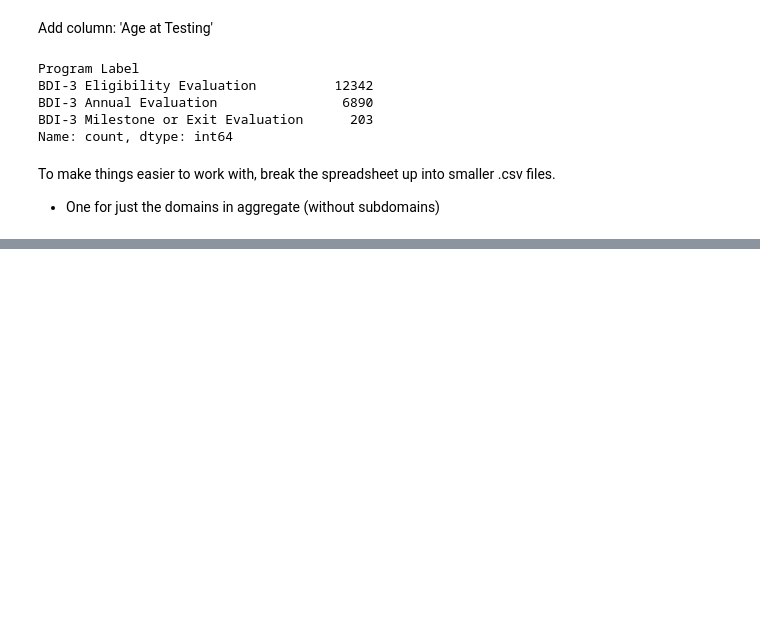
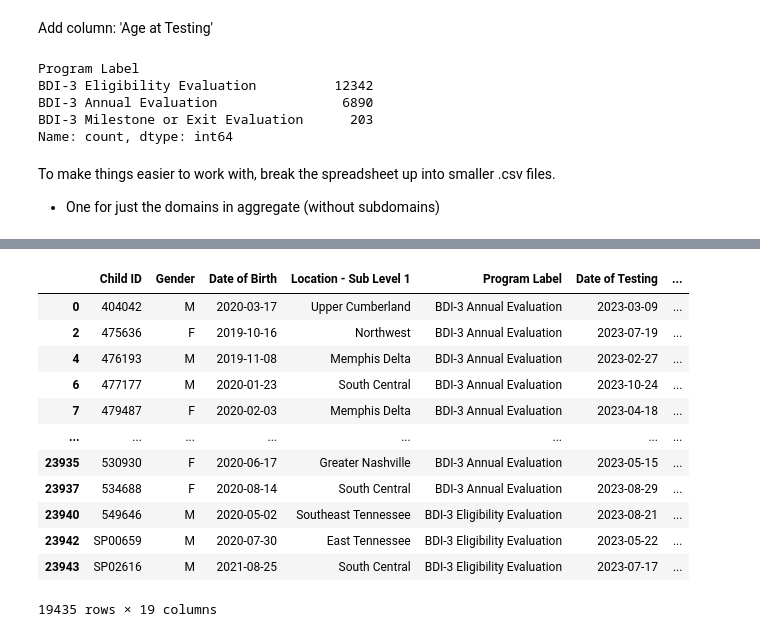
Before and after one commit to NSS-Data-Analytics-Cohort-10/teis-labracoders, a Jupyter notebook: notebooks/eda.ipynb, the cells around one changed output, grey strips where cells are left out. Saved outputs shown, nothing was run; the diff lists cells and outputs as text; code cells hidden in the pictures; blank space fills up the shorter version.

```diff
--- a/notebooks/eda.ipynb
+++ b/notebooks/eda.ipynb
@@ -100,6 +101,20 @@ BDI-3 Eligibility Evaluation          12342
 BDI-3 Annual Evaluation                6890
 BDI-3 Milestone or Exit Evaluation      203
 Name: count, dtype: int64
+# %%
+def delay(x):
+    if x <= 70:
+        return '40% delay'
+    if (x >= 71 and x <= 78):
+        return '25% delay'
+    if x >= 79:
+        return 'No Delay'
+evals['adaptive_delay'] = evals['Adaptive Developmental Quotient'].apply(delay)
+evals['social_emo_delay'] = evals['Social-Emotional Developmental Quotient'].apply(delay)
+evals['comm_delay'] = evals['Communication Developmental Quotient'].apply(delay)
+evals['motor_delay'] = evals['Motor Developmental Quotient'].apply(delay)
+evals['cognitive_delay'] = evals['Cognitive Developmental Quotient'].apply(delay)
+evals['eligibility'] = evals['BDI-3 Total Developmental Quotient'].apply(delay)
 # %% [markdown]
 To make things easier to work with, break the spreadsheet up into smaller .csv files.
 - One for just the domains in aggregate (without subdomains)
@@ -180,0 +121,38 @@ domain_level_scores
+# %%
+domain_keys = [
+    'Child ID',
+    'Gender',
+    'Date of Birth',
+    'Location - Sub Level 1',
+    'Program Label',
+    'Date of Testing',
+    'Age at Testing',
+    'Adaptive Developmental Quotient',
+    'adaptive_delay',
+    'Social-Emotional Developmental Quotient',
+    'social_emo_delay',
+    'Communication Developmental Quotient',
+    'comm_delay',
+    'Motor Developmental Quotient',
+    'motor_delay',
+    'Cognitive Developmental Quotient',
+    'cognitive_delay',
+    'BDI-3 Total Developmental Quotient',
+    'eligibility']
+domain_level_scores = evals.loc[:, evals.columns.isin(domain_keys)]
+domain_level_scores.to_csv('../data/domain_level_scores.csv')
+domain_level_scores
+# %% [output]
+|  | Child ID | Gender | Date of Birth | Location - Sub Level 1 | Program Label | Date of Testing | ... |
+| 0 | 404042 | M | 2020-03-17 | Upper Cumberland | BDI-3 Annual Evaluation | 2023-03-09 | ... |
+| 2 | 475636 | F | 2019-10-16 | Northwest | BDI-3 Annual Evaluation | 2023-07-19 | ... |
+| 4 | 476193 | M | 2019-11-08 | Memphis Delta | BDI-3 Annual Evaluation | 2023-02-27 | ... |
+| 6 | 477177 | M | 2020-01-23 | South Central | BDI-3 Annual Evaluation | 2023-10-24 | ... |
+| 7 | 479487 | F | 2020-02-03 | Memphis Delta | BDI-3 Annual Evaluation | 2023-04-18 | ... |
+| ... | ... | ... | ... | ... | ... | ... | ... |
+| 23935 | 530930 | F | 2020-06-17 | Greater Nashville | BDI-3 Annual Evaluation | 2023-05-15 | ... |
+| 23937 | 534688 | F | 2020-08-14 | South Central | BDI-3 Annual Evaluation | 2023-08-29 | ... |
+| 23940 | 549646 | M | 2020-05-02 | Southeast Tennessee | BDI-3 Eligibility Evaluation | 2023-08-21 | ... |
+| 23942 | SP00659 | M | 2020-07-30 | East Tennessee | BDI-3 Eligibility Evaluation | 2023-05-22 | ... |
+| 23943 | SP02616 | M | 2021-08-25 | South Central | BDI-3 Eligibility Evaluation | 2023-07-17 | ... |
+19435 rows × 19 columns
```
Also changed, not shown: parts of 2 cells of this notebook, 1 other file.
